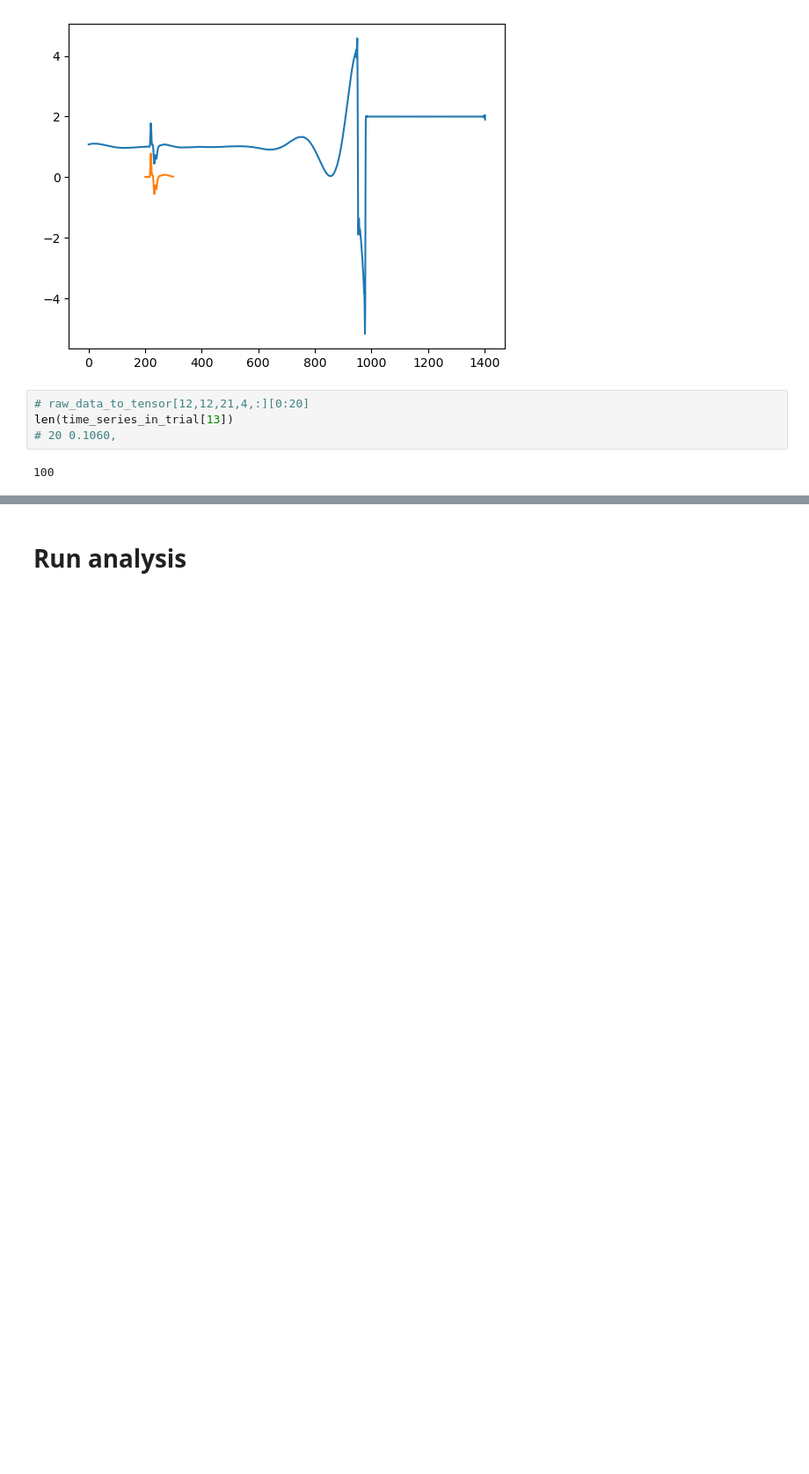
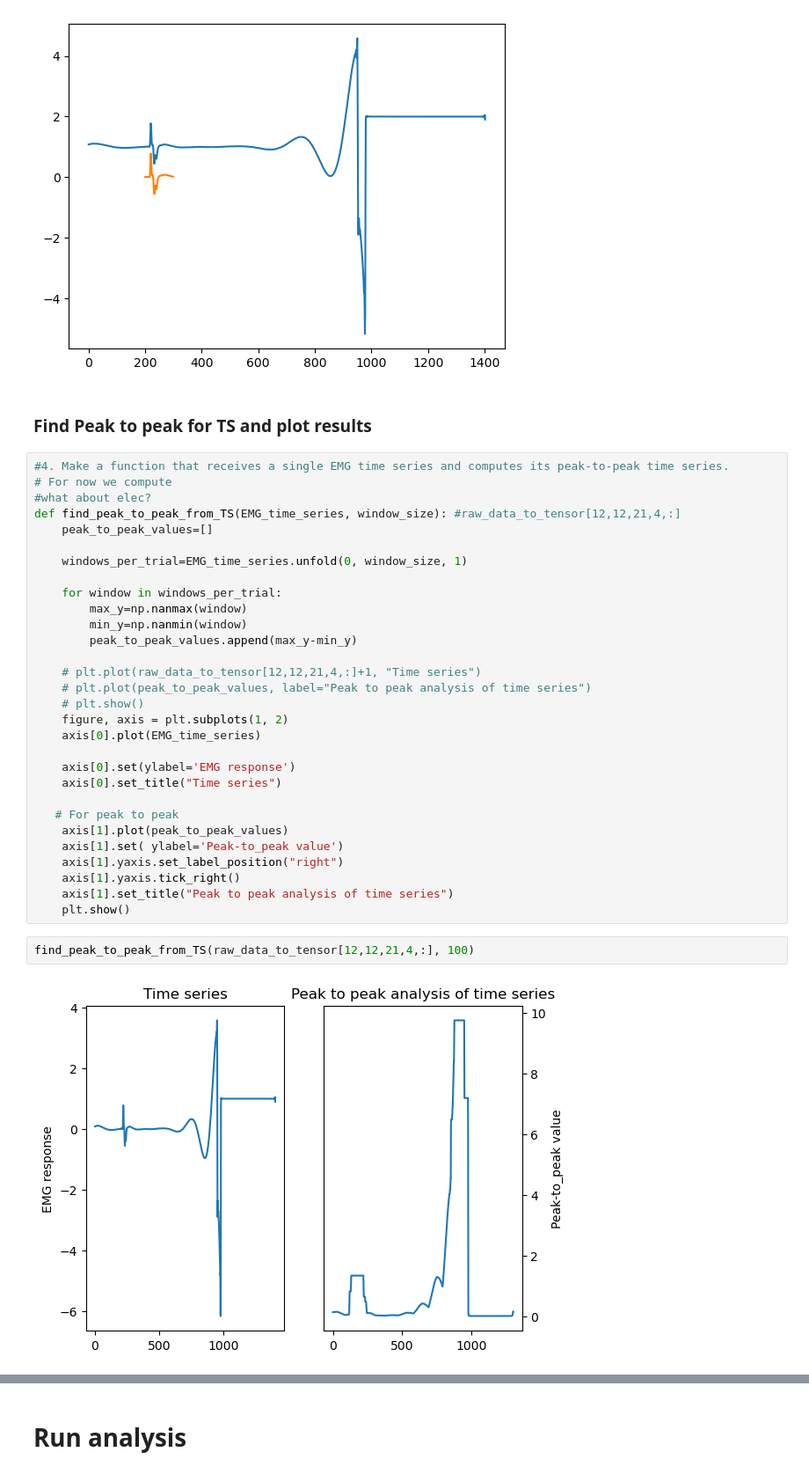
Before and after one commit to rohnerne/Master_thesis, a Jupyter notebook: Notebook_5_Peak_to_Peak_Analysis.ipynb, the cells around one changed output, grey strips where cells are left out. Shown at 88% size. Drawn from its saved outputs; the diff is of its cells as text; blank space fills up the shorter version.

Commit message:
added functions to get peak to peak value for max emg of a spec muscle, in the future I will modify the functions to good practice versions, and simplfify, since not all the additions are used.

```diff
--- a/Notebook_5_Peak_to_Peak_Analysis.ipynb
+++ b/Notebook_5_Peak_to_Peak_Analysis.ipynb
@@ -188,9 +197,39 @@ plt.plot(time_array_artifact, np.array(raw_data_to_tensor[12,12,21,4,:][init_art
 # %% [output]
 [<matplotlib.lines.Line2D at 0x...>]
 [figure]
+# %% [markdown]
+### Find Peak to peak for TS and plot results
+# %%
+#4. Make a function that receives a single EMG time series and computes its peak-to-peak time series.
+# For now we compute
+#what about elec?
+def find_peak_to_peak_from_TS(EMG_time_series, window_size): #raw_data_to_tensor[12,12,21,4,:]
+    peak_to_peak_values=[]
+
+    windows_per_trial=EMG_time_series.unfold(0, window_size, 1)
+
+    for window in windows_per_trial:
+        max_y=np.nanmax(window)
+        min_y=np.nanmin(window)
+        peak_to_peak_values.append(max_y-min_y)
+
+    # plt.plot(raw_data_to_tensor[12,12,21,4,:]+1, "Time series")
+    # plt.plot(peak_to_peak_values, label="Peak to peak analysis of time series")
+    # plt.show()
+    figure, axis = plt.subplots(1, 2)
+    axis[0].plot(EMG_time_series)
+
+    axis[0].set(ylabel='EMG response')
+    axis[0].set_title("Time series")
+
+   # For peak to peak
+    axis[1].plot(peak_to_peak_values)
+    axis[1].set( ylabel='Peak-to_peak value')
+    axis[1].yaxis.set_label_position("right")
+    axis[1].yaxis.tick_right()
+    axis[1].set_title("Peak to peak analysis of time series")
+    plt.show()
 # %%
-# raw_data_to_tensor[12,12,21,4,:][0:20]
-len(time_series_in_trial[13])
-# 20 0.1060,
+find_peak_to_peak_from_TS(raw_data_to_tensor[12,12,21,4,:], 100)
 # %% [output]
-100
+[figure, added]
```
Also changed, not shown: parts of 14 cells of this notebook.
